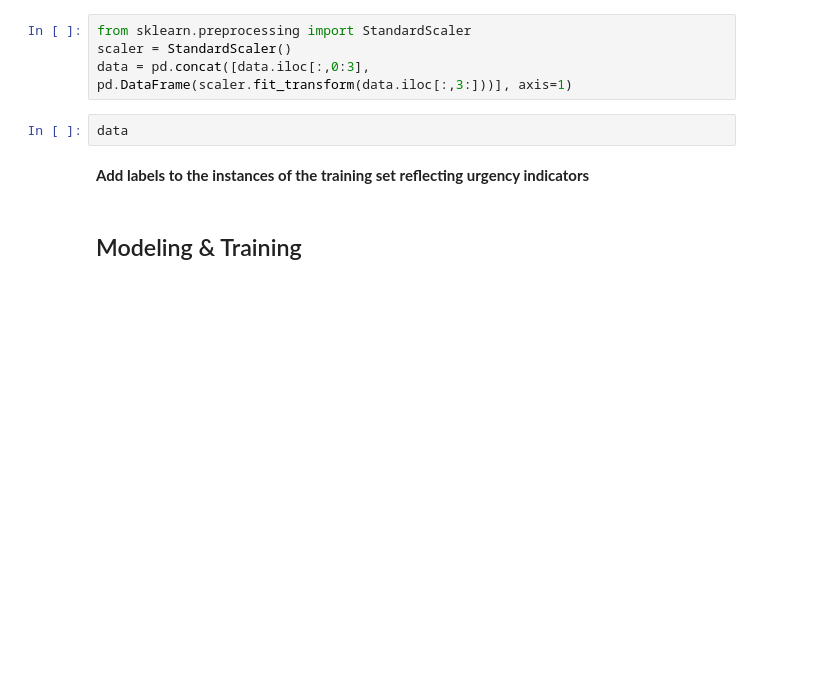
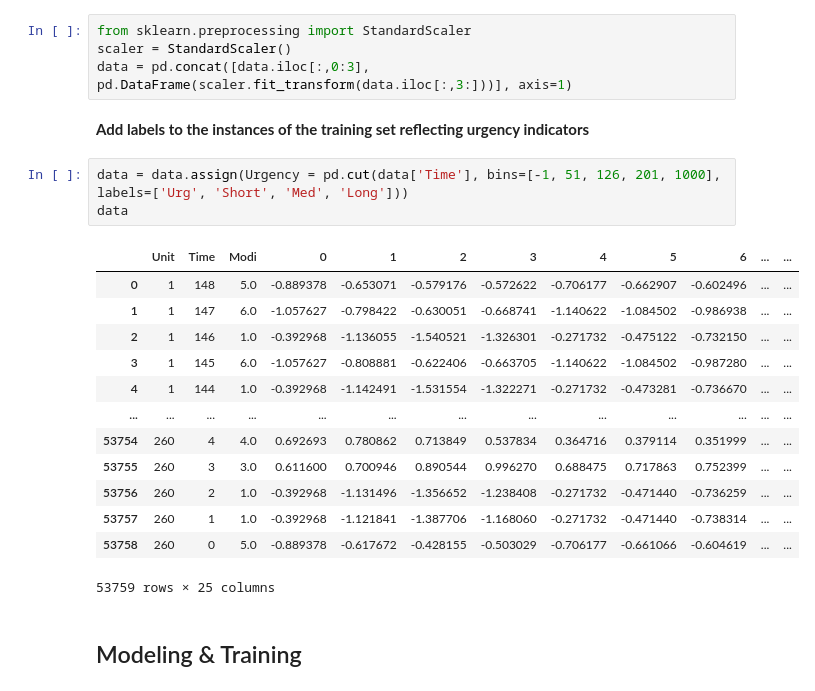
Before and after one commit to mfranzreb/DDMML_project, a Jupyter notebook: Turbofan/Master.ipynb, the cells around one changed output. Saved outputs shown, nothing was run; the diff lists cells and outputs as text; blank space fills up the shorter version.

Commit message:
Add urgency indicators

```diff
--- a/Turbofan/Master.ipynb
+++ b/Turbofan/Master.ipynb
@@ -93,10 +113,25 @@ for i in range(1,261):
 from sklearn.preprocessing import StandardScaler
 scaler = StandardScaler()
 data = pd.concat([data.iloc[:,0:3], pd.DataFrame(scaler.fit_transform(data.iloc[:,3:]))], axis=1)
-# %%
-data
 # %% [markdown]
 **Add labels to the instances of the training set reflecting urgency indicators**
+# %%
+data = data.assign(Urgency = pd.cut(data['Time'], bins=[-1, 51, 126, 201, 1000], labels=['Urg', 'Short', 'Med', 'Long']))
+data
+# %% [output]
+|  | Unit | Time | Modi | 0 | 1 | 2 | 3 | 4 | 5 | 6 | ... | ... |
+| 0 | 1 | 148 | 5.0 | -0.889378 | -0.653071 | -0.579176 | -0.572622 | -0.706177 | -0.662907 | -0.602496 | ... | ... |
+| 1 | 1 | 147 | 6.0 | -1.057627 | -0.798422 | -0.630051 | -0.668741 | -1.140622 | -1.084502 | -0.986938 | ... | ... |
+| 2 | 1 | 146 | 1.0 | -0.392968 | -1.136055 | -1.540521 | -1.326301 | -0.271732 | -0.475122 | -0.732150 | ... | ... |
+| 3 | 1 | 145 | 6.0 | -1.057627 | -0.808881 | -0.622406 | -0.663705 | -1.140622 | -1.084502 | -0.987280 | ... | ... |
+| 4 | 1 | 144 | 1.0 | -0.392968 | -1.142491 | -1.531554 | -1.322271 | -0.271732 | -0.473281 | -0.736670 | ... | ... |
+| ... | ... | ... | ... | ... | ... | ... | ... | ... | ... | ... | ... | ... |
+| 53754 | 260 | 4 | 4.0 | 0.692693 | 0.780862 | 0.713849 | 0.537834 | 0.364716 | 0.379114 | 0.351999 | ... | ... |
+| 53755 | 260 | 3 | 3.0 | 0.611600 | 0.700946 | 0.890544 | 0.996270 | 0.688475 | 0.717863 | 0.752399 | ... | ... |
+| 53756 | 260 | 2 | 1.0 | -0.392968 | -1.131496 | -1.356652 | -1.238408 | -0.271732 | -0.471440 | -0.736259 | ... | ... |
+| 53757 | 260 | 1 | 1.0 | -0.392968 | -1.121841 | -1.387706 | -1.168060 | -0.271732 | -0.471440 | -0.738314 | ... | ... |
+| 53758 | 260 | 0 | 5.0 | -0.889378 | -0.617672 | -0.428155 | -0.503029 | -0.706177 | -0.661066 | -0.604619 | ... | ... |
+53759 rows × 25 columns
 # %% [markdown]
 ## Modeling & Training
 # %% [markdown]
```
Also changed, not shown: parts of 4 cells of this notebook.
